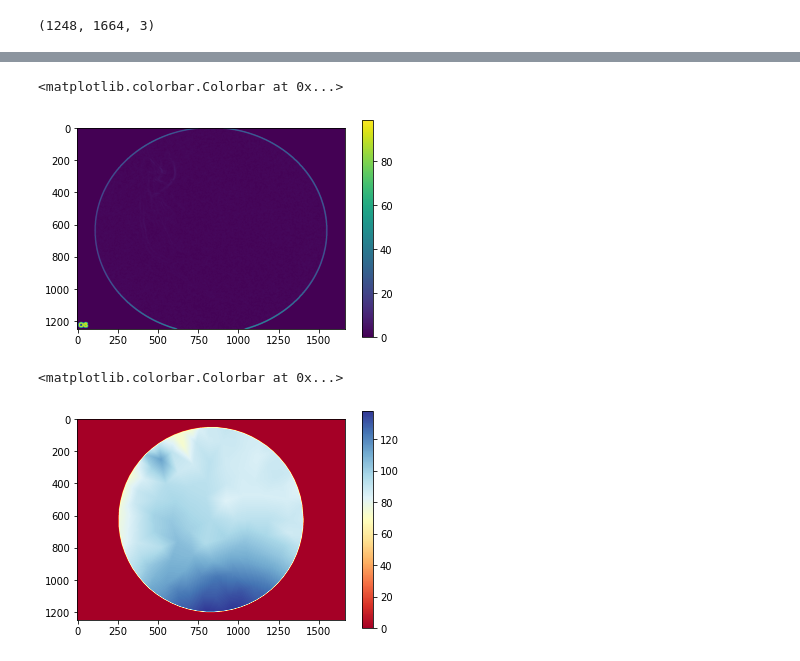
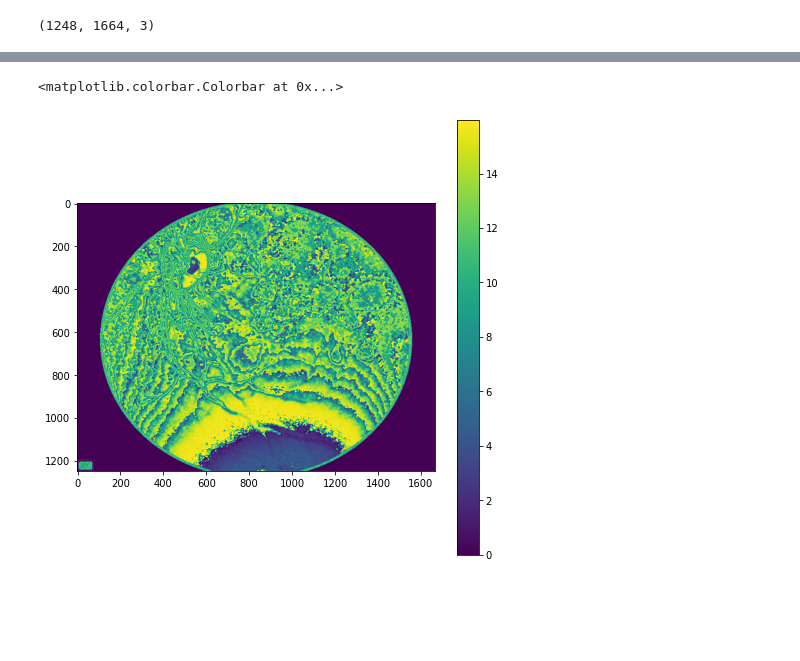
Before and after one commit to Shalaka003/Handheld-Fundus, a Jupyter notebook: Code/Interpolation.ipynb, the cells around one changed output, grey strips where cells are left out. Cells and saved outputs as stored; diff of their text form; code cells hidden in the pictures; blank space fills up the shorter version.

```diff
--- a/Code/Interpolation.ipynb
+++ b/Code/Interpolation.ipynb
@@ -36,6 +35,12 @@ def get_non_uniform_sampling(source, steps):
         multiplier = multiplier/1.75
 
     return x_coordinates, y_coordinates
+
+
+def window_stdev(X, window_size):
+    c1 = uniform_filter(X, window_size, mode='reflect')
+    c2 = uniform_filter(X*X, window_size, mode='reflect')
+    return np.sqrt(c2 - c1*c1)
 # %%
 img = cv2.imread("./Images/OS0043EY.JPG")
 print(np.shape(img))
@@ -54,5 +59,5 @@ The number of points is 146
 # %%
-plt.rcParams["figure.figsize"] = (8,8)
+plt.figure(figsize = (8,8))
 plt.imshow(G)
 plt.scatter(x_coordinates, y_coordinates, color='red')
 plt.colorbar()
@@ -70,10 +78,13 @@ plt.colorbar()
 # %%
-G_std = pcv.stdev_filter(img=G, ksize=7, borders='nearest')
+G_std = window_stdev(G, 10)
+G_std = np.array(G_std, dtype=np.float32)
+
+plt.figure(figsize = (8,8))
 plt.imshow(G_std)
 plt.colorbar()
 # %% [output]
 <matplotlib.colorbar.Colorbar at 0x...>
-[figure, old version]
+[figure, new version]
 # %%
 mean = np.empty(number_of_points)
 std = np.empty(number_of_points)
@@ -103,11 +103,3 @@ x_grid, y_grid = np.meshgrid(xi, yi)
 points = []
 for i , j in zip(x_coordinates, y_coordinates):
     points.append([i,j])
-
-interpolated_mean = scipy.interpolate.griddata(points, mean, (x_grid, y_grid) , method='linear', fill_value=0, rescale=False)
-
-plt.imshow(interpolated_mean, cmap = 'RdYlBu')
-plt.colorbar()
-# %% [output]
-<matplotlib.colorbar.Colorbar at 0x...>
-[figure, removed]
```
Also changed, not shown: parts of 16 cells of this notebook.
